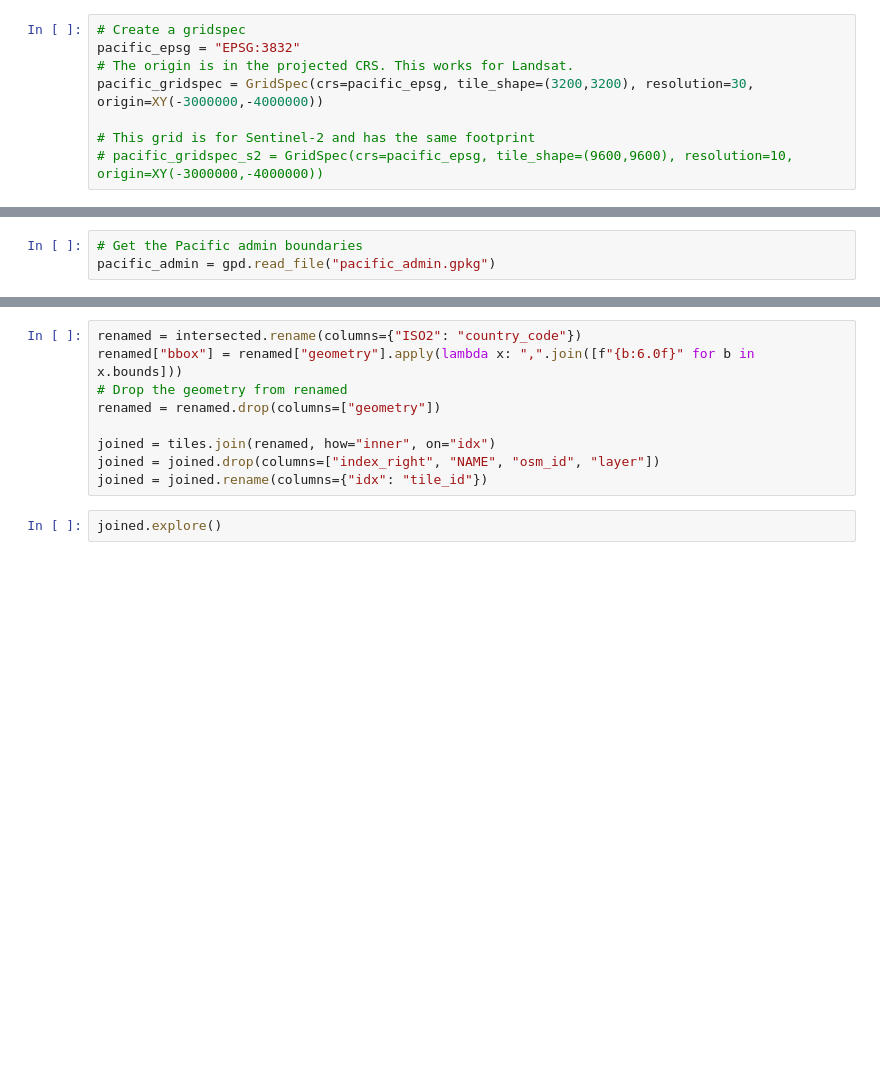
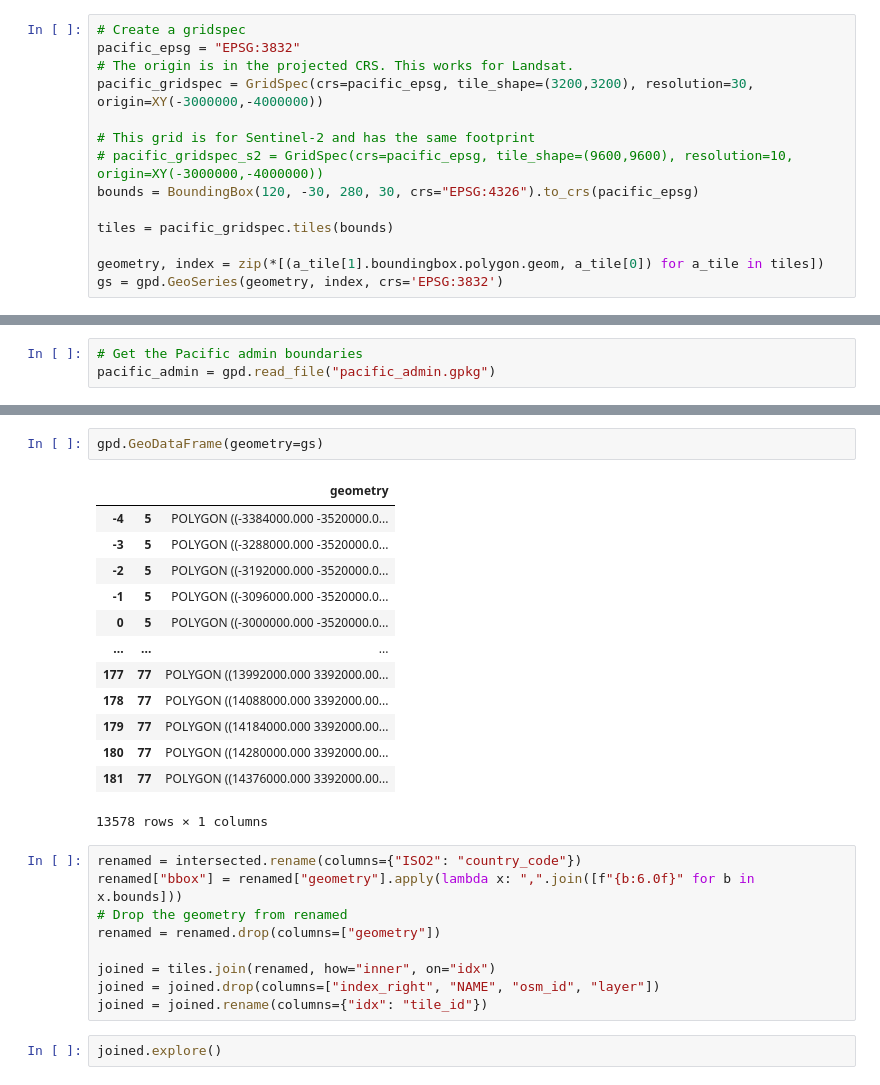
Before and after one commit to digitalearthpacific/dep-grid, a Jupyter notebook: Make_Grid_New.ipynb, the cells around one changed output, grey strips where cells are left out. Drawn from its saved outputs; the diff is of its cells as text; blank space fills up the shorter version.

```diff
--- a/Make_Grid_New.ipynb
+++ b/Make_Grid_New.ipynb
@@ -10,5 +11,11 @@ pacific_gridspec = GridSpec(crs=pacific_epsg, tile_shape=(3200,3200), resolution
 
 # This grid is for Sentinel-2 and has the same footprint
 # pacific_gridspec_s2 = GridSpec(crs=pacific_epsg, tile_shape=(9600,9600), resolution=10, origin=XY(-3000000,-4000000))
+bounds = BoundingBox(120, -30, 280, 30, crs="EPSG:4326").to_crs(pacific_epsg)
+
+tiles = pacific_gridspec.tiles(bounds)
+
+geometry, index = zip(*[(a_tile[1].boundingbox.polygon.geom, a_tile[0]) for a_tile in tiles])
+gs = gpd.GeoSeries(geometry, index, crs='EPSG:3832')
 # %%
 # Select relevant tiles and convert to Geopandas
@@ -40,3 +59,19 @@ intersected = intersected.groupby("idx").first()
+# %%
+gpd.GeoDataFrame(geometry=gs)
+# %% [output]
+|  |  | geometry |
+| -4 | 5 | POLYGON ((-3384000.000 -3520000.0... |
+| -3 | 5 | POLYGON ((-3288000.000 -3520000.0... |
+| -2 | 5 | POLYGON ((-3192000.000 -3520000.0... |
+| -1 | 5 | POLYGON ((-3096000.000 -3520000.0... |
+| 0 | 5 | POLYGON ((-3000000.000 -3520000.0... |
+| ... | ... | ... |
+| 177 | 77 | POLYGON ((13992000.000 3392000.00... |
+| 178 | 77 | POLYGON ((14088000.000 3392000.00... |
+| 179 | 77 | POLYGON ((14184000.000 3392000.00... |
+| 180 | 77 | POLYGON ((14280000.000 3392000.00... |
+| 181 | 77 | POLYGON ((14376000.000 3392000.00... |
+13578 rows × 1 columns
 # %%
 renamed = intersected.rename(columns={"ISO2": "country_code"})
 renamed["bbox"] = renamed["geometry"].apply(lambda x: ",".join([f"{b:6.0f}" for b in x.bounds]))
```
Also changed, not shown: parts of 5 cells of this notebook.
